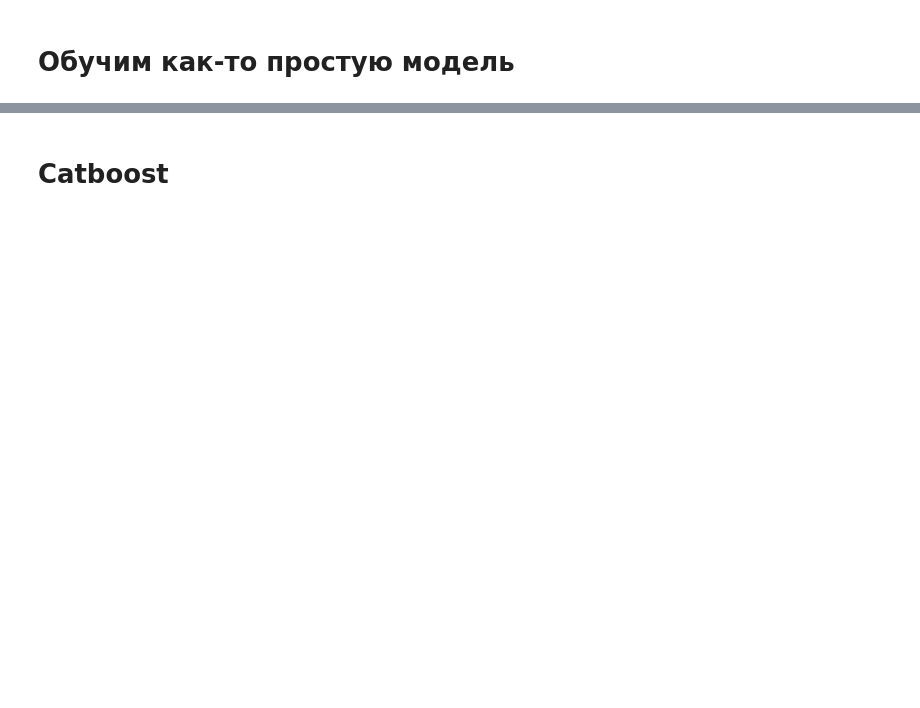
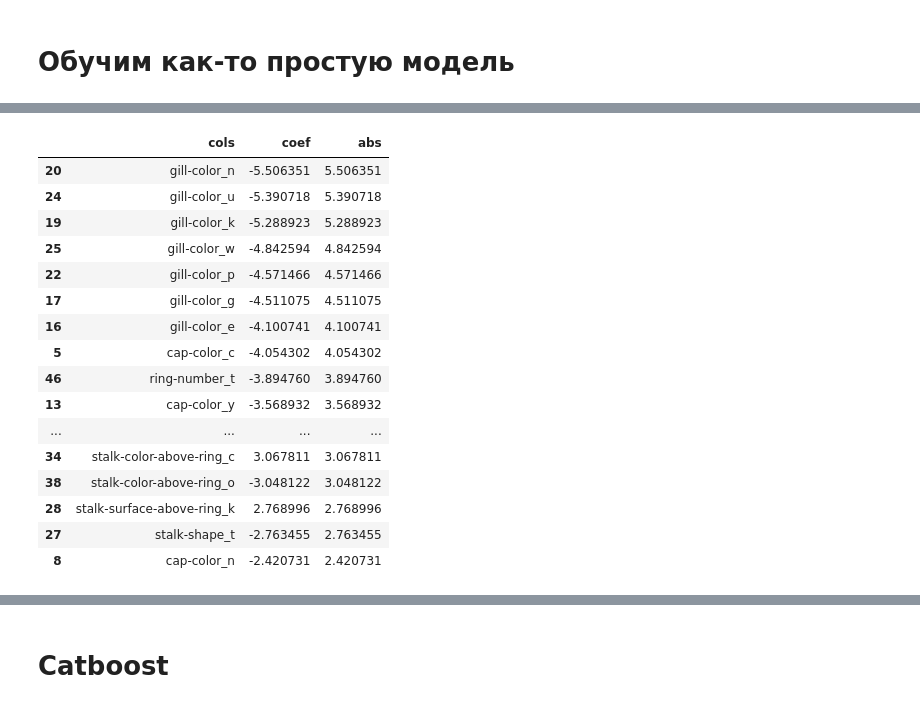
Before and after one commit to igumnov-daniel/HOCK_SEPTEMBER_2023, a Jupyter notebook: 17_catboost/catboost.ipynb, the cells around one changed output, grey strips where cells are left out. Saved outputs shown, nothing was run; the diff lists cells and outputs as text; code cells hidden in the pictures; blank space fills up the shorter version.

```diff
--- a/17_catboost/catboost.ipynb
+++ b/17_catboost/catboost.ipynb
@@ -66,5 +187,23 @@ prefit
 # %%
 imp = pd.DataFrame({'cols': X_train.columns, 'coef':prefit['LogReg']['model'].coef_[0]})
 imp['abs'] = imp.coef.abs()
 imp = imp.sort_values(by='abs', ascending=False)
-imp.head(10)
+imp.head(20)
+# %% [output]
+|  | cols | coef | abs |
+| 20 | gill-color_n | -5.506351 | 5.506351 |
+| 24 | gill-color_u | -5.390718 | 5.390718 |
+| 19 | gill-color_k | -5.288923 | 5.288923 |
+| 25 | gill-color_w | -4.842594 | 4.842594 |
+| 22 | gill-color_p | -4.571466 | 4.571466 |
+| 17 | gill-color_g | -4.511075 | 4.511075 |
+| 16 | gill-color_e | -4.100741 | 4.100741 |
+| 5 | cap-color_c | -4.054302 | 4.054302 |
+| 46 | ring-number_t | -3.894760 | 3.894760 |
+| 13 | cap-color_y | -3.568932 | 3.568932 |
+| ... | ... | ... | ... |
+| 34 | stalk-color-above-ring_c | 3.067811 | 3.067811 |
+| 38 | stalk-color-above-ring_o | -3.048122 | 3.048122 |
+| 28 | stalk-surface-above-ring_k | 2.768996 | 2.768996 |
+| 27 | stalk-shape_t | -2.763455 | 2.763455 |
+| 8 | cap-color_n | -2.420731 | 2.420731 |
```
Also changed, not shown: parts of 71 cells of this notebook.
